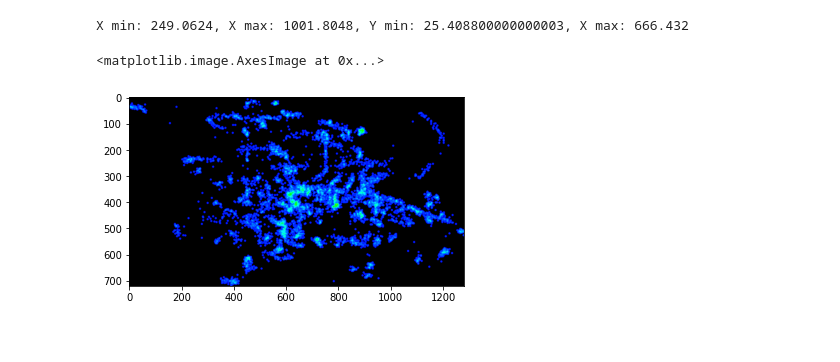
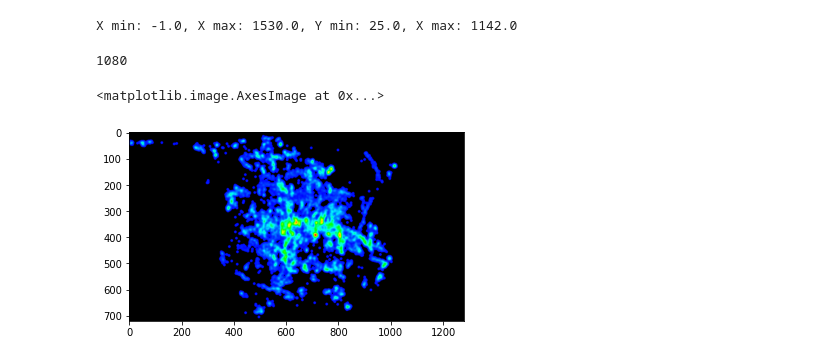
Before and after one commit to Tuur123/StageHITlab, a Jupyter notebook: VasteEyetrackerHeatmap/parse.ipynb, the cells around one changed output. Drawn from its saved outputs; the diff is of its cells as text; code cells hidden in the pictures.

Commit message:
started UI

```diff
--- a/VasteEyetrackerHeatmap/parse.ipynb
+++ b/VasteEyetrackerHeatmap/parse.ipynb
@@ -9,2 +11,2 @@ from scipy.ndimage import gaussian_filter
 # %%
-df = pd.read_csv('video Metrics.tsv', sep='\t')
+df = pd.read_csv('video Data Export-ivt.tsv', sep='\t')
@@ -11,6 +29,5 @@ df = pd.read_csv('video Metrics.tsv', sep='\t')
 # %%
-df = df[['Participant', 'Interval', 'Event_type', 'Start', 'Duration', 'FixationPointX', 'FixationPointY', 'Average_pupil_size']]
+# df = df[['Participant', 'Interval', 'Event_type', 'Start', 'Duration', 'FixationPointX', 'FixationPointY', 'Average_pupil_size']]
 
-indexNames = df[ (df['FixationPointX'] < 0) | (df['FixationPointX'] > 1) | (df['FixationPointY'] < 0) | (df['FixationPointY'] > 1) | (df['Participant'] == 'Jelle2')].index
-df.drop(indexNames , inplace=True)
-df.dropna()
+# indexNames = df[ (df['Gaze point X'] < 0) | (df['Gaze point X'] > 1) | (df['Gaze point Y'] < 0) | (df['Gaze point Y'] > 1) | (df['Participant name'] == 'Jelle2')].index
+# df = df.drop(indexNames , inplace=True)
@@ -31,6 +34,6 @@ df.dropna()
 # %%
-df['X'] = df['FixationPointX'] * 1280
-df['Y'] = df['FixationPointY'] * 720
+df['X'] = df['Gaze point X']
+df['Y'] = df['Gaze point Y']
 
 xMin = df['X'].min()
 xMax = df['X'].max()
@@ -40,22 +43,43 @@ yMax = df['Y'].max()
 
 print(f"X min: {xMin}, X max: {xMax}, Y min: {yMin}, X max: {yMax}")
 # %% [output]
-X min: 249.0624, X max: 1001.8048, Y min: 25.408800000000003, X max: 666.432
+X min: -1.0, X max: 1530.0, Y min: 25.0, X max: 1142.0
+# %%
+df['Recording resolution height'][0]
+# %% [output]
+1080
+# %%
+def iter_convolve(img, iterations):
+    gaussian = (1 / 16.0) * np.array([[1., 2., 1.], [2., 4., 2.], [1., 2., 1.]])
+
+    for _ in range(iterations):
+        img = convolve2d(img, gaussian, 'same', boundary = 'fill', fillvalue = 0)
+
+    return img
 # %%
-data = df.loc[(df['Start'] > 0) & (df['Start'] < 70000)]
+data = df.loc[(df['Recording timestamp'] > 0) & (df['Recording timestamp'] < 70000)]
+
+w = df['Recording resolution width'][0]
+h = df['Recording resolution height'][0]
 
 X = np.array(data['X'].values).astype(np.uint16)
 Y = np.array(data['Y'].values).astype(np.uint16)
 
-heatmap, xedges, yedges = np.histogram2d(X, Y, bins=(1280, 720), range=[[xMin, xMax], [yMin, yMax]])
+heatmap, xedges, yedges = np.histogram2d(X, Y, bins=(1280, 720), range=[[0, w], [0, h]])
 heatmap *= 255
 heatmap = heatmap.astype(np.uint8).T
-heatmap = gaussian_filter(heatmap, sigma=2)
+
+heatmap = iter_convolve(heatmap, 20)
+
+
+# heatmap = Gaussian2D(heatmap, sigma=2)
+heatmap = heatmap.astype(np.uint8)
+
 heatmap = cv2.applyColorMap(heatmap, cv2.COLORMAP_HSV)
 heatmap[np.where((heatmap==[0, 0, 255]).all(axis=2))] = [0, 0, 0]
 
 
 plt.imshow(heatmap)
 # %% [output]
 <matplotlib.image.AxesImage at 0x...>
-[figure, old version]
+[figure, new version]
```
Also changed, not shown: parts of 3 cells of this notebook, 16 other files.
